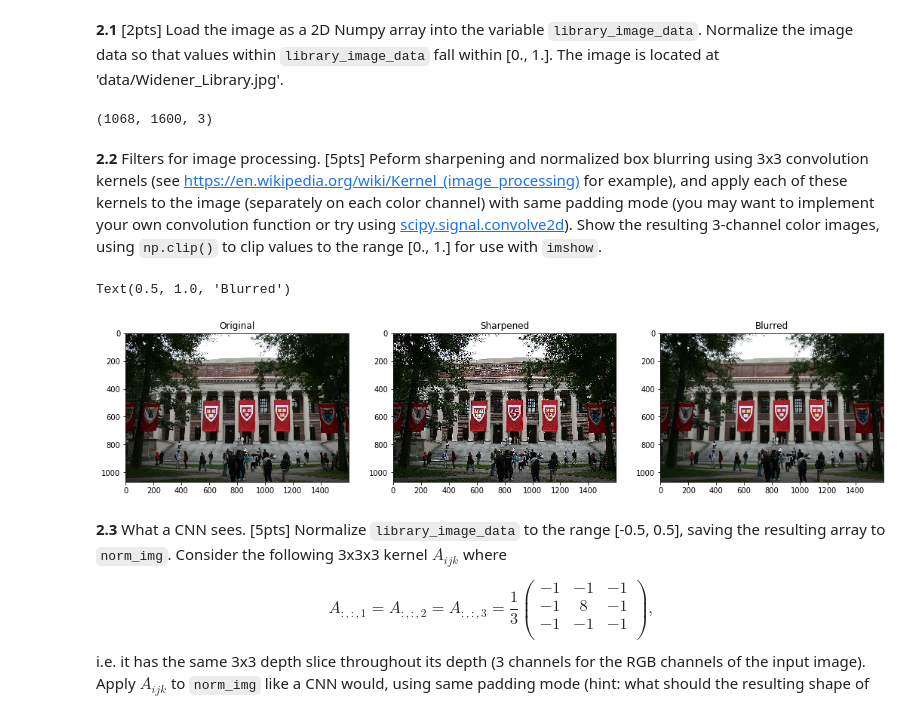
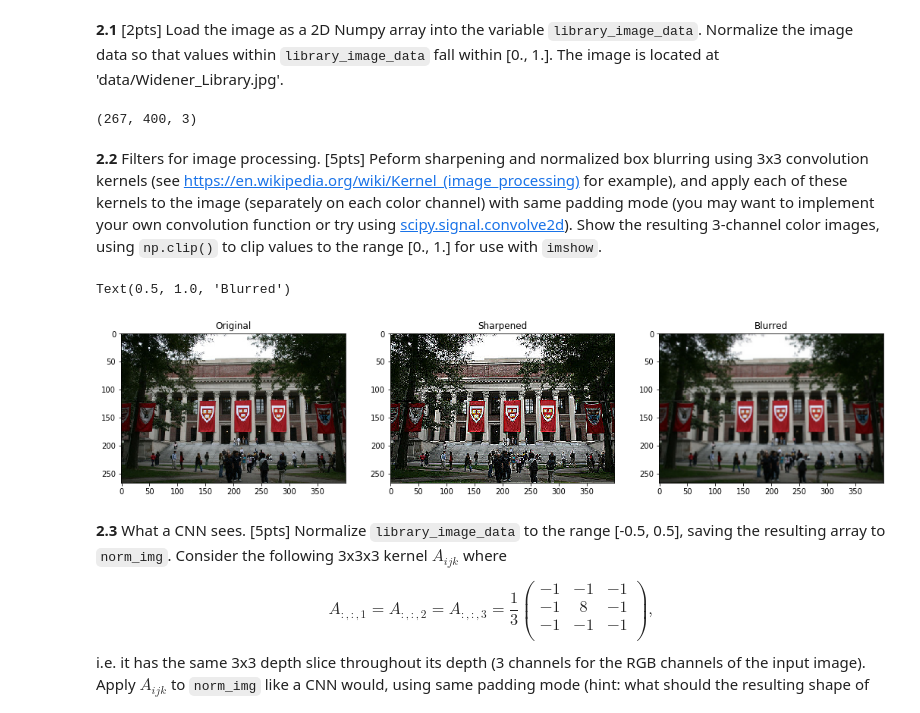
Before and after one commit to simonwarchol/2020-CS109B, a Jupyter notebook: content/homeworks/hw04/notebook/cs109b_hw4.ipynb, the cells around one changed output. Saved outputs shown, nothing was run; the diff lists cells and outputs as text; code cells hidden in the pictures.

```diff
--- a/content/homeworks/hw04/notebook/cs109b_hw4.ipynb
+++ b/content/homeworks/hw04/notebook/cs109b_hw4.ipynb
@@ -371,37 +371,37 @@ and apply it to `feature_map`. This time, before we pass it through the activati
 **2.1** [2pts] Load the image as a 2D Numpy array into the variable `library_image_data`. Normalize the image data so that values within `library_image_data` fall within [0., 1.]. The image is located at 'data/Widener_Library.jpg'.
 # %%
 # your code here
-library_image_data = np.asarray(Image.open('data/Harvard_University_Widener_Library.jpg'))
+library_image_data = np.asarray(Image.open('data/Widener_Library.jpg'))
 print(np.shape(library_image_data))
 library_image_data = library_image_data.astype('float32')
 library_image_data /= 255.0
 # %% [output]
-(1068, 1600, 3)
+(267, 400, 3)
 # %% [markdown]
 **2.2** Filters for image processing. [5pts] Peform sharpening and normalized box blurring using 3x3 convolution kernels (see https://en.wikipedia.org/wiki/Kernel_(image_processing) for example), and apply each of these kernels to the image (separately on each color channel) with same padding mode (you may want to implement your own convolution function or try using  [scipy.signal.convolve2d](https://docs.scipy.org/doc/scipy/reference/generated/scipy.signal.convolve2d.html)). Show the resulting 3-channel color images, using `np.clip()` to clip values to the range [0., 1.] for use with `imshow`.
 # %%
 sharpening = np.array([[0,-1,0],[-1,5,-1],[0,-1,0]])
 blurring = (1/9)*np.array([[1,1,1],[1,1,1],[1,1,1]])
 sharpened_img = np.zeros(np.shape(library_image_data))
 for i in range(3):
     sharpened_img[:,:,i] = convolve2d(library_image_data[:,:,i], sharpening, boundary='fill', mode='same')
 # plt.imshow(np.clip(sharpened_img,0,1))
 
 blurred_img = np.zeros(np.shape(library_image_data))
 for i in range(3):
     blurred_img[:,:,i] = convolve2d(library_image_data[:,:,i], blurring, boundary='fill', mode='same')
 # plt.imshow(np.clip(blurred_img,0,1))
 
-fig, (original, sharp, blur) = plt.subplots(1, 3,figsize=(18,))
+fig, (original, sharp, blur) = plt.subplots(1, 3,figsize=(18,6))
 original.imshow(np.clip(library_image_data,0,1))
 original.set_title('Original')
 sharp.imshow(np.clip(sharpened_img,0,1))
 sharp.set_title('Sharpened')
 blur.imshow(np.clip(blurred_img,0,1))
 blur.set_title('Blurred')
 # %% [output]
 Text(0.5, 1.0, 'Blurred')
-[figure, old version]
+[figure, new version]
 # %% [markdown]
 **2.3** What a CNN sees. [5pts] Normalize `library_image_data` to the range [-0.5, 0.5], saving the resulting array to `norm_img`. Consider the following 3x3x3 kernel $A_{ijk}$ where
 $$
```
Also changed, not shown: parts of 8 cells of this notebook.
